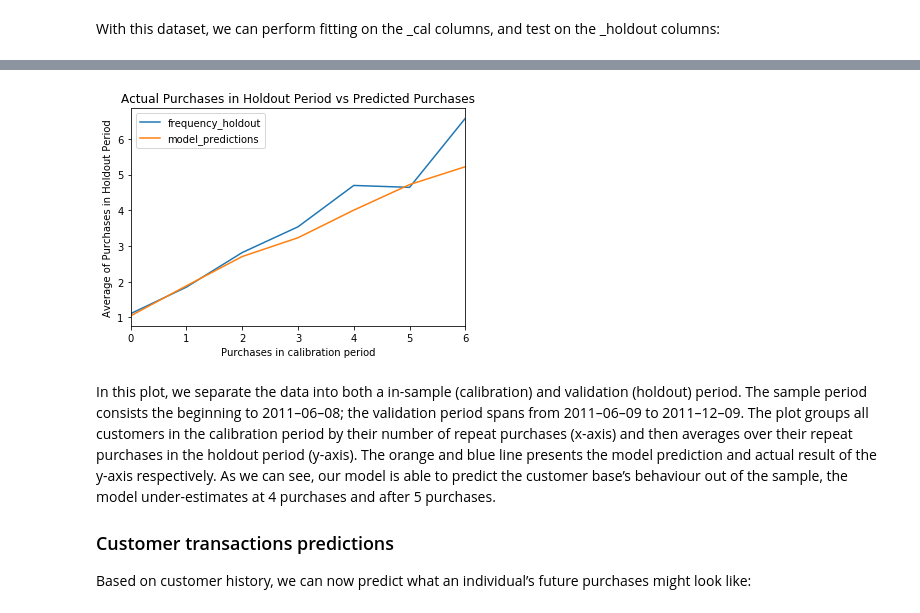
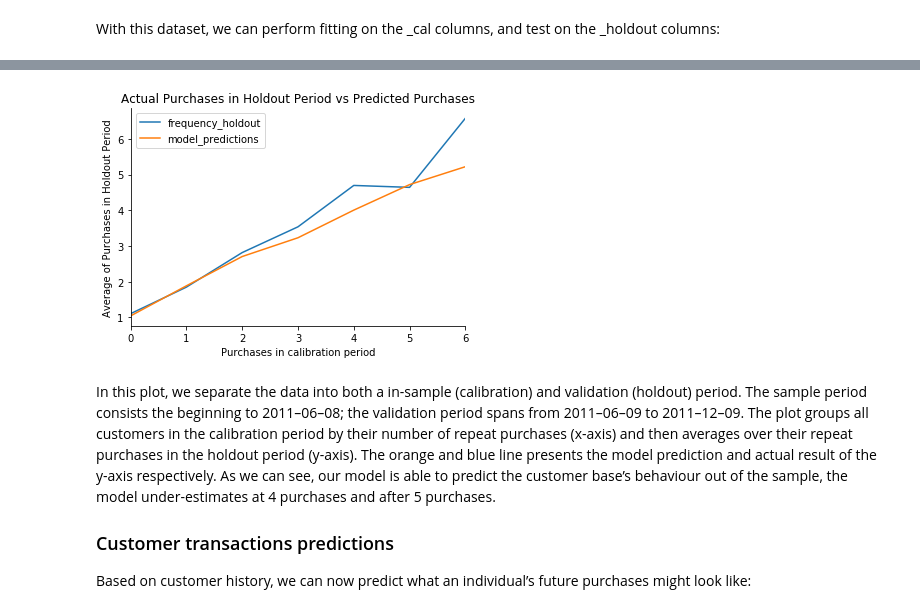
Before and after one commit to saritmaitra/Segmentation-Clustering, a Jupyter notebook: CLTV.ipynb, the cells around one changed output, grey strips where cells are left out. Drawn from its saved outputs; the diff is of its cells as text; code cells hidden in the pictures.

```diff
--- a/CLTV.ipynb
+++ b/CLTV.ipynb
@@ -591,8 +596,10 @@ CustomerID                              ...
 # %% [markdown]
 With this dataset, we can perform ﬁtting on the _cal columns, and test on the _holdout columns:
 # %%
+%%time
+
 from lifetimes.plotting import plot_calibration_purchases_vs_holdout_purchases
 bgf.fit(summary_cal_holdout['frequency_cal'], summary_cal_holdout['recency_cal'], summary_cal_holdout['T_cal'])
 plot_calibration_purchases_vs_holdout_purchases(bgf, summary_cal_holdout)
-plt.show()
+sns.despine();
 # %% [output]
@@ -599,4 +608,4 @@ plt.show()
-[figure, old version]
+[figure, new version]
 # %% [markdown]
 In this plot, we separate the data into both a in-sample (calibration) and validation (holdout) period. The sample period consists the beginning to 2011–06–08; the validation period spans from 2011–06–09 to 2011–12–09. The plot groups all customers in the calibration period by their number of repeat purchases (x-axis) and then averages over their repeat purchases in the holdout period (y-axis). The orange and blue line presents the model prediction and actual result of the y-axis respectively. As we can see, our model is able to predict the customer base’s behaviour out of the sample, the model under-estimates at 4 purchases and after 5 purchases.
 ### Customer transactions predictions
```
Also changed, not shown: parts of 5 cells of this notebook.
